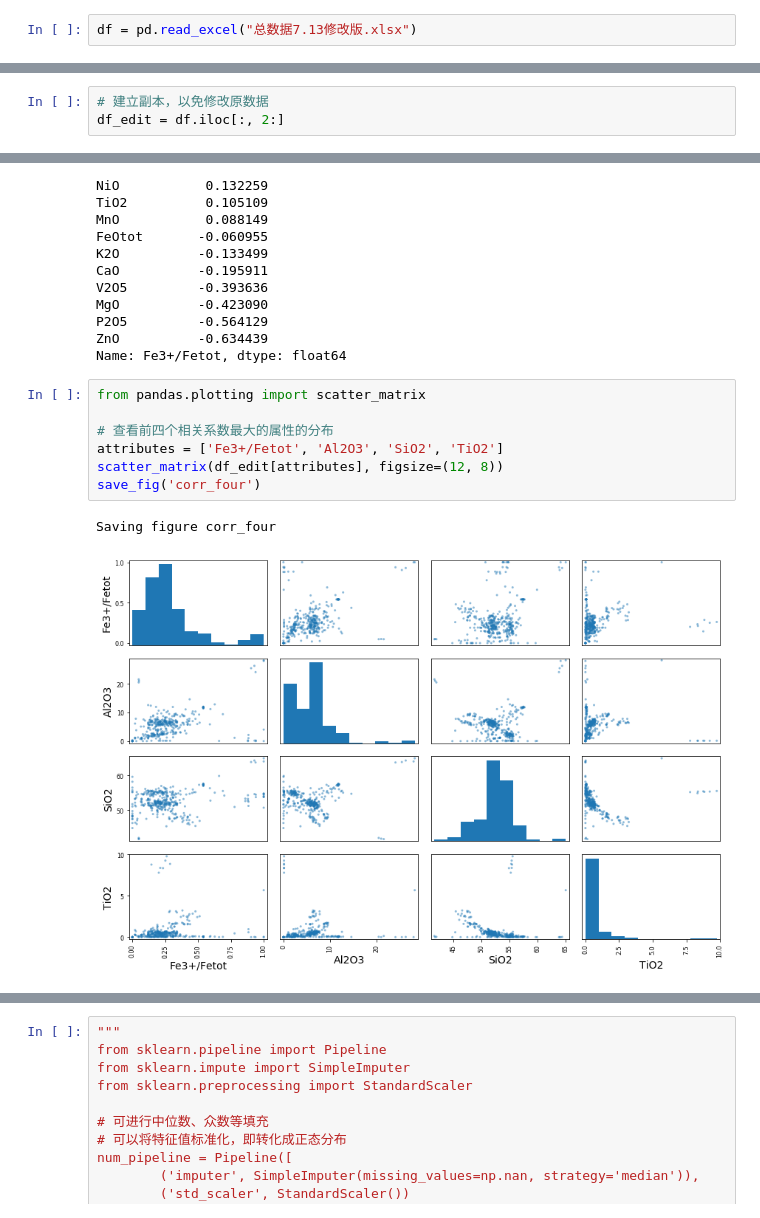
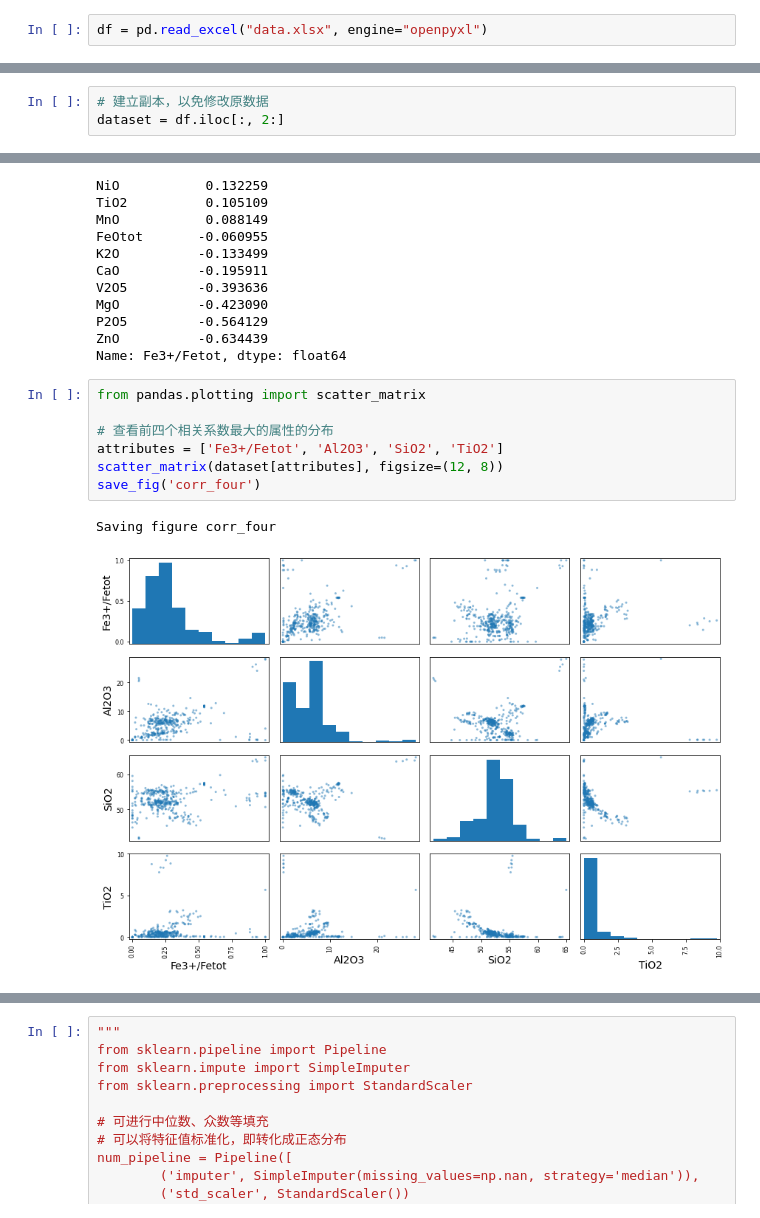
Before and after one commit to ZJUEarthData/DS_explore, a Jupyter notebook: chinese/linear_polynomial_regression/linear_polynomial_reg.ipynb, the cells around one changed output, grey strips where cells are left out. Cells and saved outputs as stored; diff of their text form.

```diff
--- a/chinese/linear_polynomial_regression/linear_polynomial_reg.ipynb
+++ b/chinese/linear_polynomial_regression/linear_polynomial_reg.ipynb
@@ -45,4 +45,4 @@ def save_fig(fig_id, tight_layout=True):
 import warnings
 warnings.filterwarnings(action="ignore", message="^internal gelsd")
 # %%
-df = pd.read_excel("总数据7.13修改版.xlsx")
+df = pd.read_excel("data.xlsx", engine="openpyxl")
@@ -64,5 +66,5 @@ Index(['Sample type', '天然：1', 'SiO2', 'TiO2', 'Al2O3', 'Cr2O3', 'FeOtot',
       dtype='object')
 # %%
 # 建立副本，以免修改原数据
-df_edit = df.iloc[:, 2:]
+dataset = df.iloc[:, 2:]
 # %%
@@ -157,10 +159,10 @@ Name: Fe3+/Fetot, dtype: float64
 # %%
 from pandas.plotting import scatter_matrix
 
 # 查看前四个相关系数最大的属性的分布
 attributes = ['Fe3+/Fetot', 'Al2O3', 'SiO2', 'TiO2']
-scatter_matrix(df_edit[attributes], figsize=(12, 8))
+scatter_matrix(dataset[attributes], figsize=(12, 8))
 save_fig('corr_four')
 # %% [output]
 Saving figure corr_four
-[figure, old version]
+[figure, new version]
```
Also changed, not shown: parts of 73 cells of this notebook, 10 other files.
